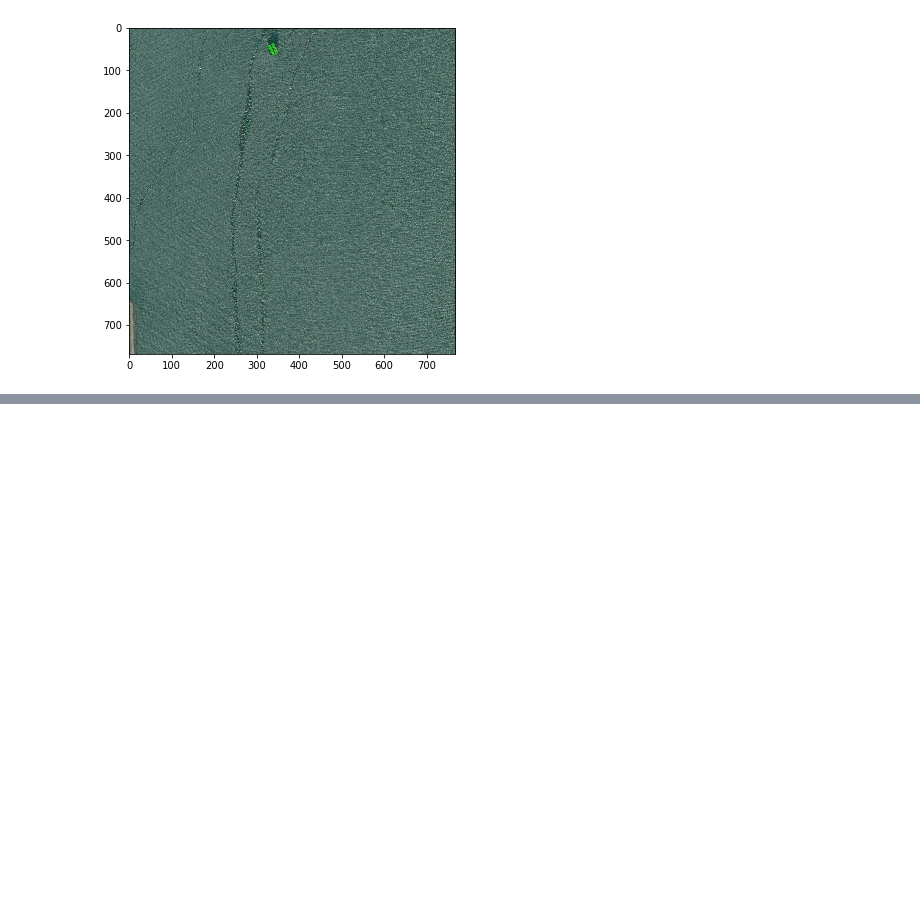
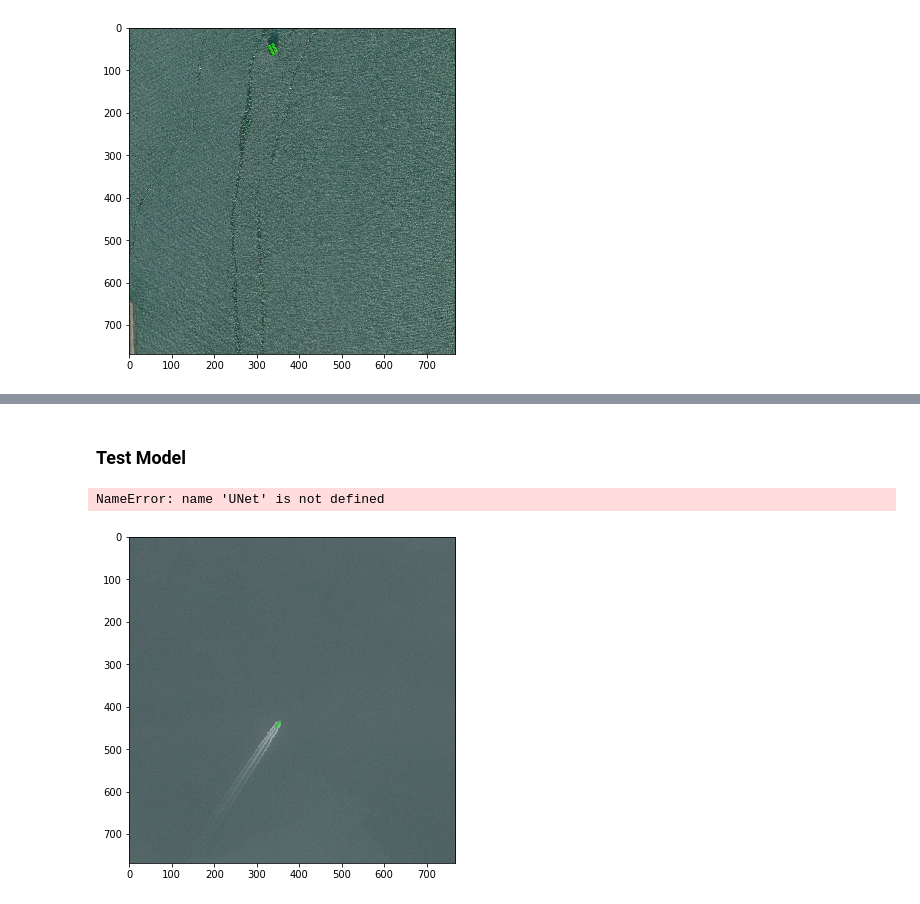
Before and after one commit to forgomania/ECE285-Ship-Detection, a Jupyter notebook: Train_U-Net.ipynb, the cells around one changed output, grey strips where cells are left out. Cells and saved outputs as stored; diff of their text form; code cells hidden in the pictures; blank space fills up the shorter version.

```diff
--- a/Train_U-Net.ipynb
+++ b/Train_U-Net.ipynb
@@ -802,0 +822,20 @@ Restored model, epoch 3, step 1,401
+# %% [markdown]
+### Test Model
+# %%
+model = UNet()
+model_path ='model_Random1.pt'
+state = torch.load(str(model_path))
+state = {key.replace('module.', ''): value for key, value in state['model'].items()}
+model.load_state_dict(state)
+if torch.cuda.is_available():
+    model.cuda()
+
+model.eval()
+# %% [output]
+NameError: name 'UNet' is not defined
+# %%
+valid_ds  = ShipDataset(valid_df)
+# to show gt image
+imshow(*valid_ds[6])
+# %% [output]
+[figure, added]
```
Also changed, not shown: parts of 12 cells of this notebook.
